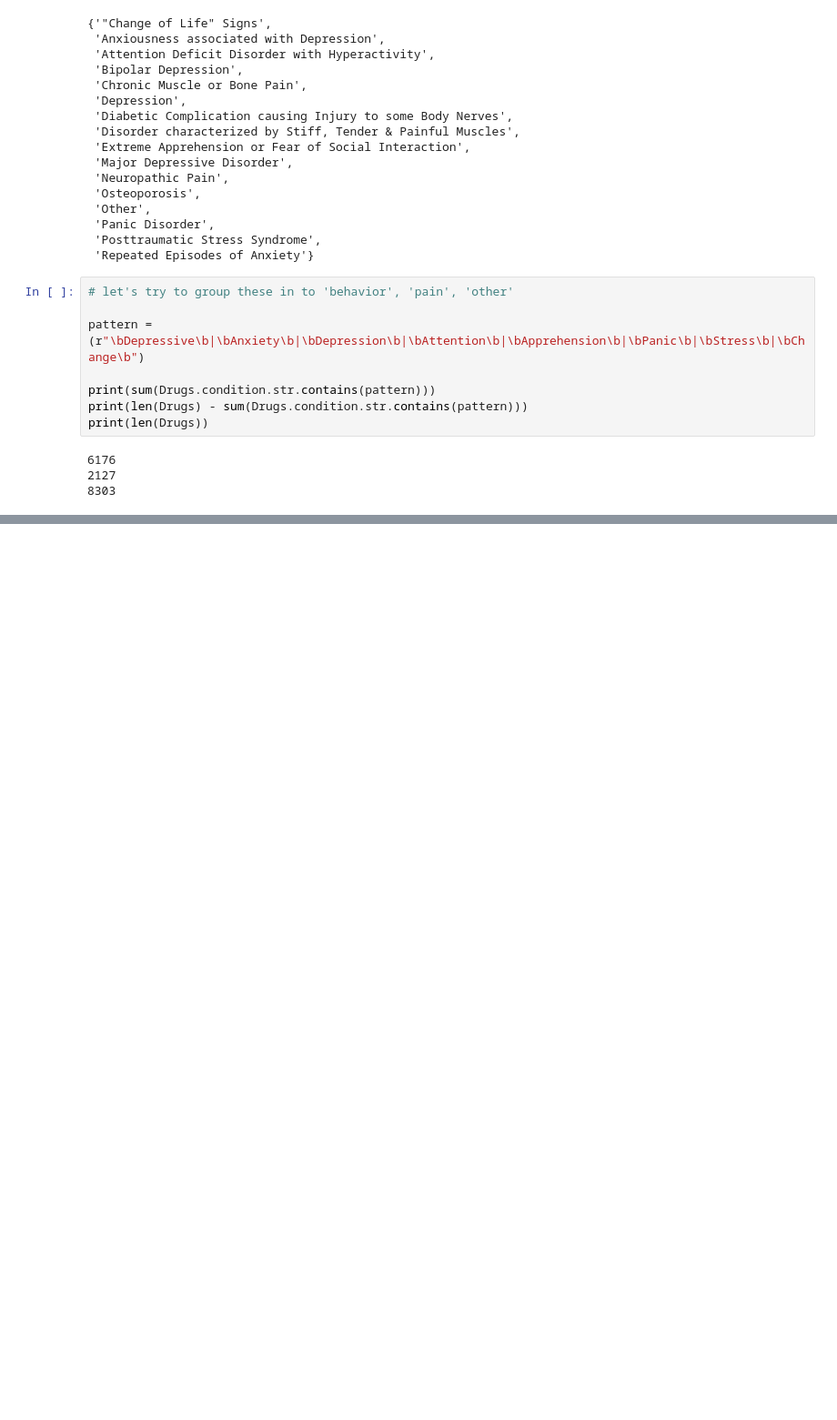
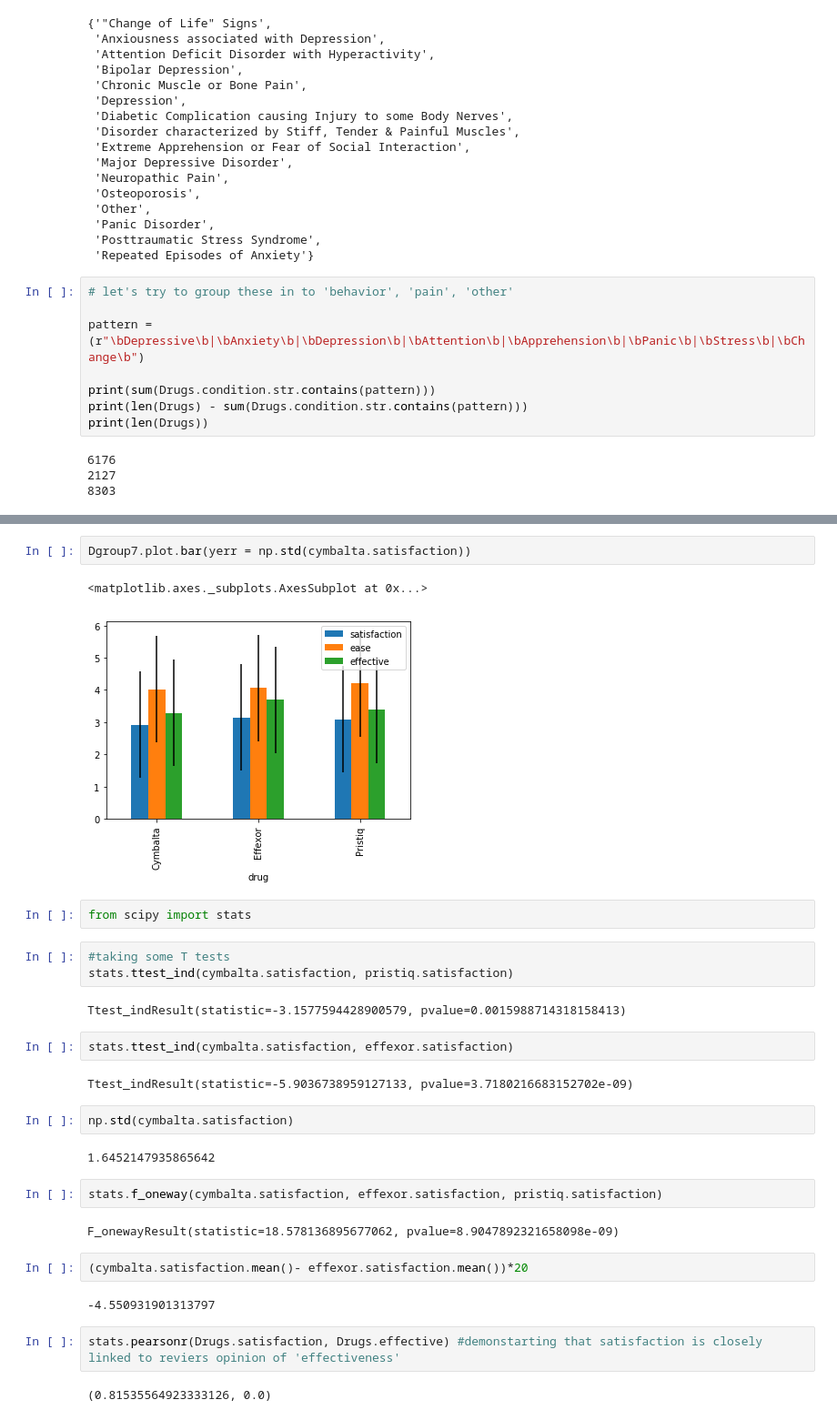
Before and after one commit to chinm0818/WebMDScrape, a Jupyter notebook: datas/Drug review analysis.ipynb, the cells around one changed output, grey strips where cells are left out. Shown at 91% size. Drawn from its saved outputs; the diff is of its cells as text; blank space fills up the shorter version.

```diff
--- a/datas/Drug review analysis.ipynb
+++ b/datas/Drug review analysis.ipynb
@@ -262,0 +367,32 @@ TypeError: unhashable type: 'list'
+# %%
+Dgroup7.plot.bar(yerr = np.std(cymbalta.satisfaction))
+# %% [output]
+<matplotlib.axes._subplots.AxesSubplot at 0x...>
+[figure, added]
+# %%
+from scipy import stats
+# %%
+#taking some T tests
+stats.ttest_ind(cymbalta.satisfaction, pristiq.satisfaction)
+# %% [output]
+Ttest_indResult(statistic=-3.1577594428900579, pvalue=0.0015988714318158413)
+# %%
+stats.ttest_ind(cymbalta.satisfaction, effexor.satisfaction)
+# %% [output]
+Ttest_indResult(statistic=-5.9036738959127133, pvalue=3.7180216683152702e-09)
+# %%
+np.std(cymbalta.satisfaction)
+# %% [output]
+1.6452147935865642
+# %%
+stats.f_oneway(cymbalta.satisfaction, effexor.satisfaction, pristiq.satisfaction)
+# %% [output]
+F_onewayResult(statistic=18.578136895677062, pvalue=8.9047892321658098e-09)
+# %%
+(cymbalta.satisfaction.mean()- effexor.satisfaction.mean())*20
+# %% [output]
+-4.550931901313797
+# %%
+stats.pearsonr(Drugs.satisfaction, Drugs.effective) #demonstarting that satisfaction is closely linked to reviers opinion of 'effectiveness'
+# %% [output]
+(0.81535564923333126, 0.0)
```
Also changed, not shown: parts of 23 cells of this notebook.
